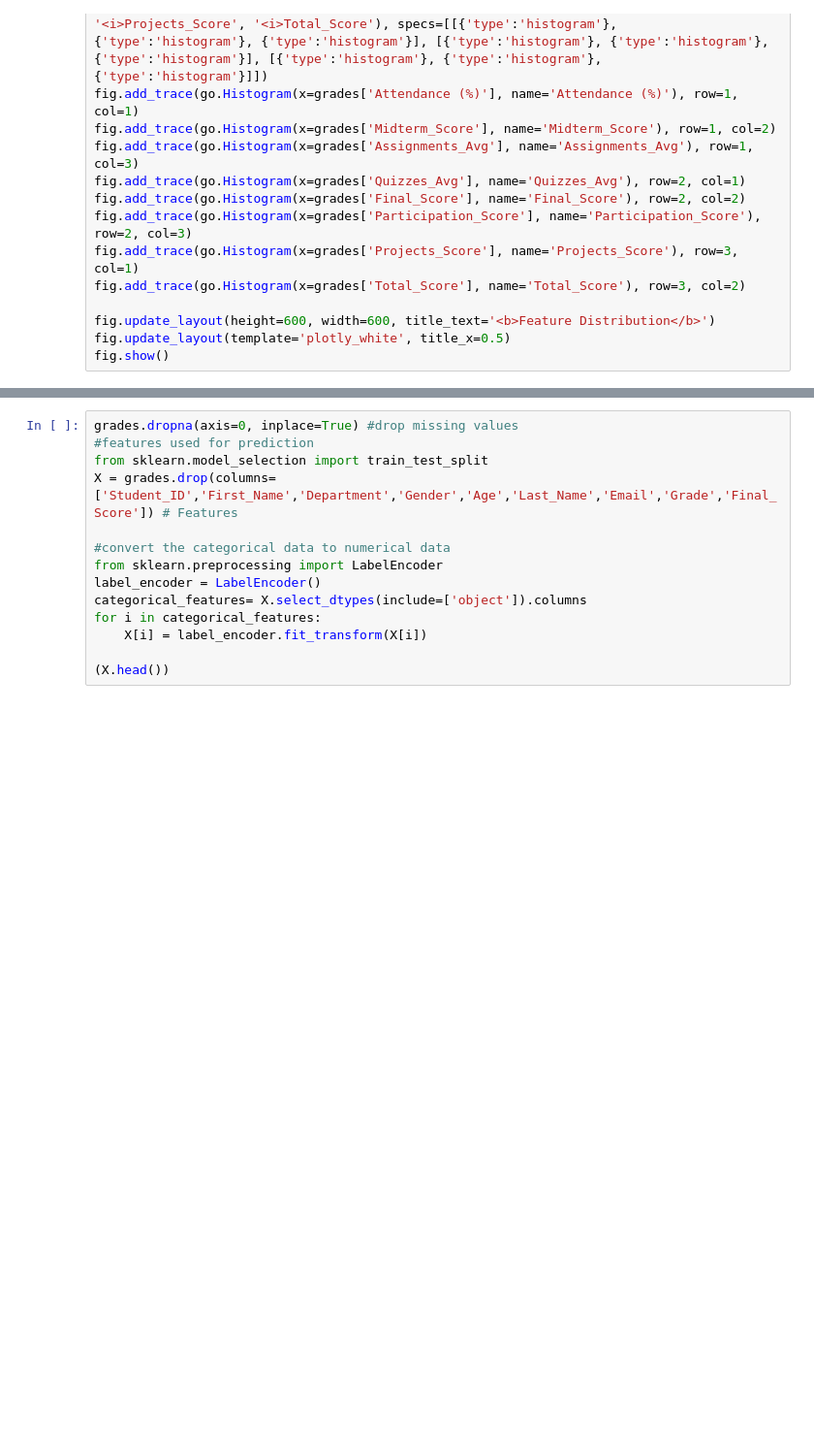
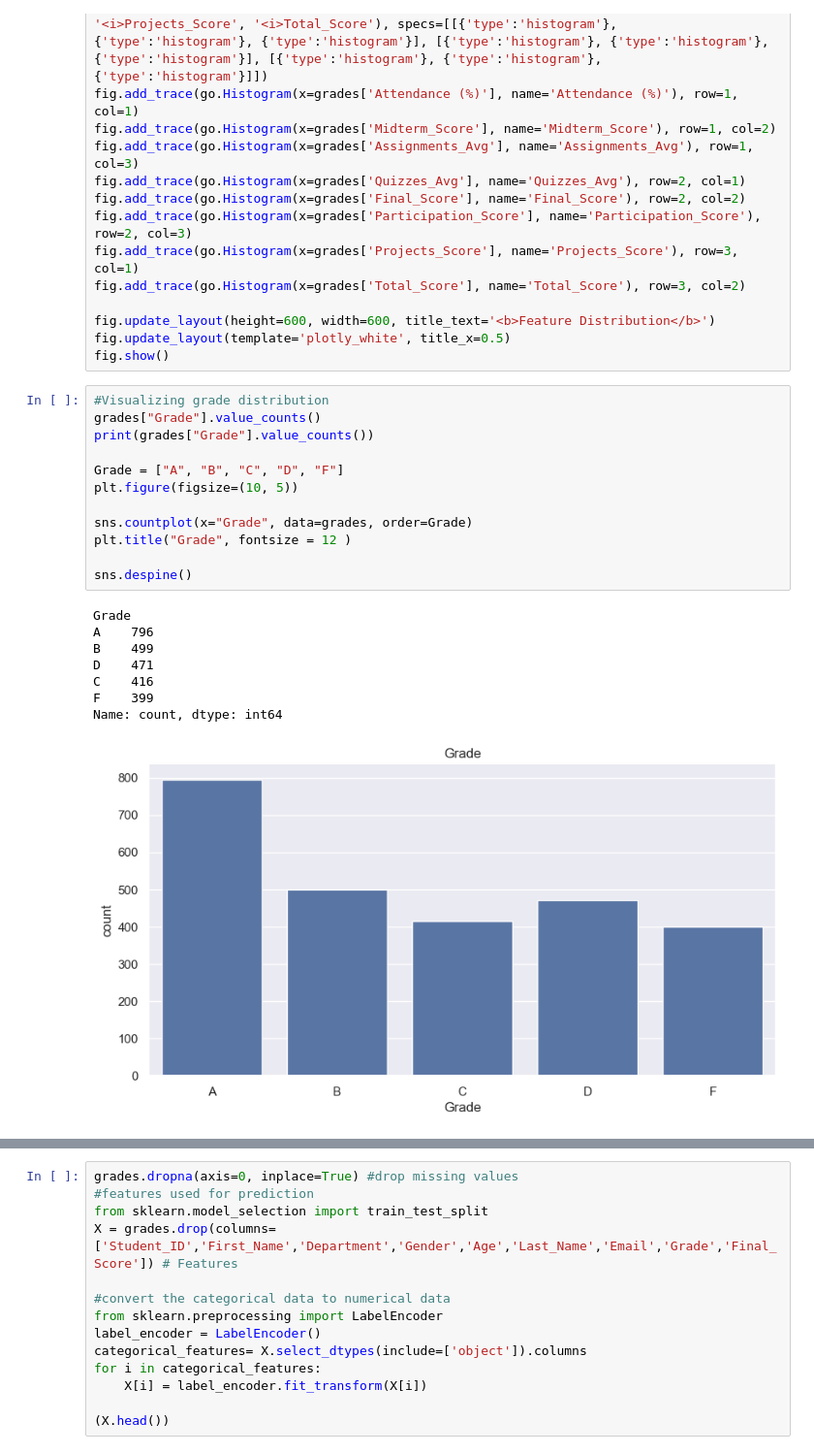
Before and after one commit to Felixokoth7/Predicting-Student-Performance, a Jupyter notebook: Perfomance predictions.ipynb, the cells around one changed output, grey strips where cells are left out. Shown at 97% size. Cells and saved outputs as stored; diff of their text form; blank space fills up the shorter version.

Commit message:
grades graph

```diff
--- a/Perfomance predictions.ipynb
+++ b/Perfomance predictions.ipynb
@@ -95,3 +95,24 @@ fig.add_trace(go.Histogram(x=grades['Total_Score'], name='Total_Score'), row=3,
 fig.update_layout(height=600, width=600, title_text='<b>Feature Distribution</b>')
 fig.update_layout(template='plotly_white', title_x=0.5)
 fig.show()
+# %%
+#Visualizing grade distribution
+grades["Grade"].value_counts()
+print(grades["Grade"].value_counts())
+
+Grade = ["A", "B", "C", "D", "F"]
+plt.figure(figsize=(10, 5))
+
+sns.countplot(x="Grade", data=grades, order=Grade)
+plt.title("Grade", fontsize = 12 )
+
+sns.despine()
+# %% [output]
+Grade
+A    796
+B    499
+D    471
+C    416
+F    399
+Name: count, dtype: int64
+[figure, added]
```
Also changed, not shown: parts of 5 cells of this notebook, 1 other file.
